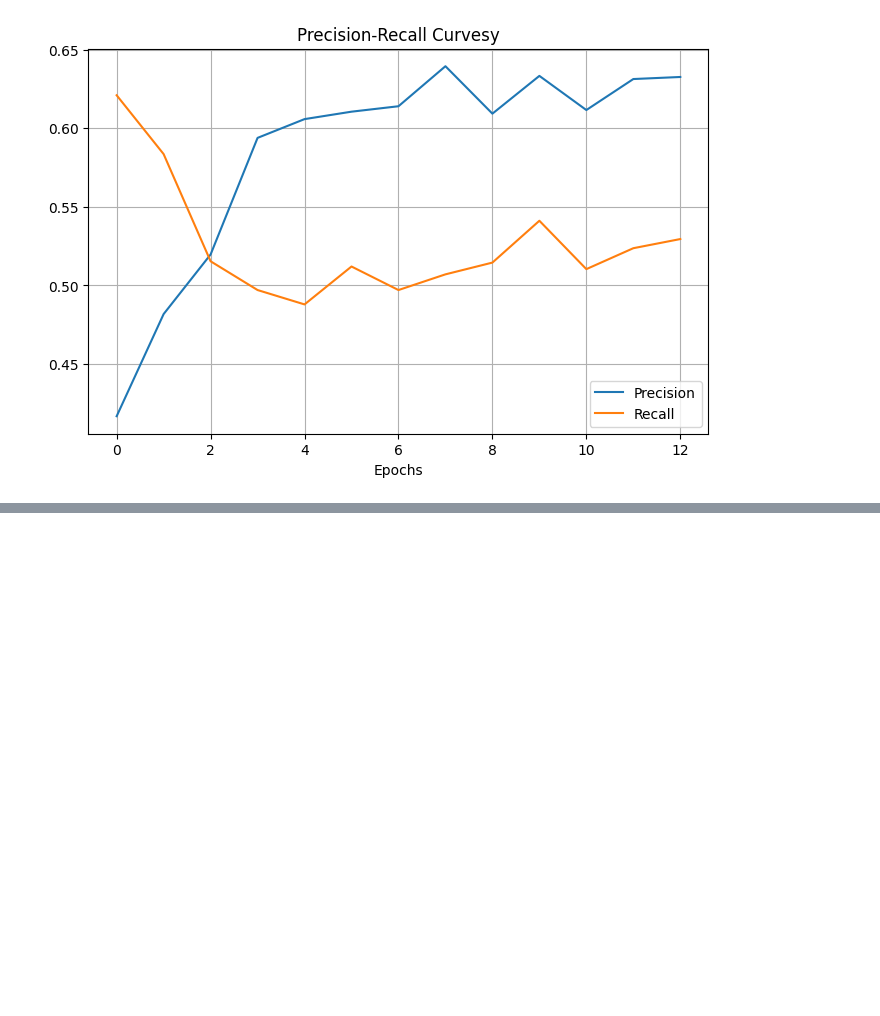
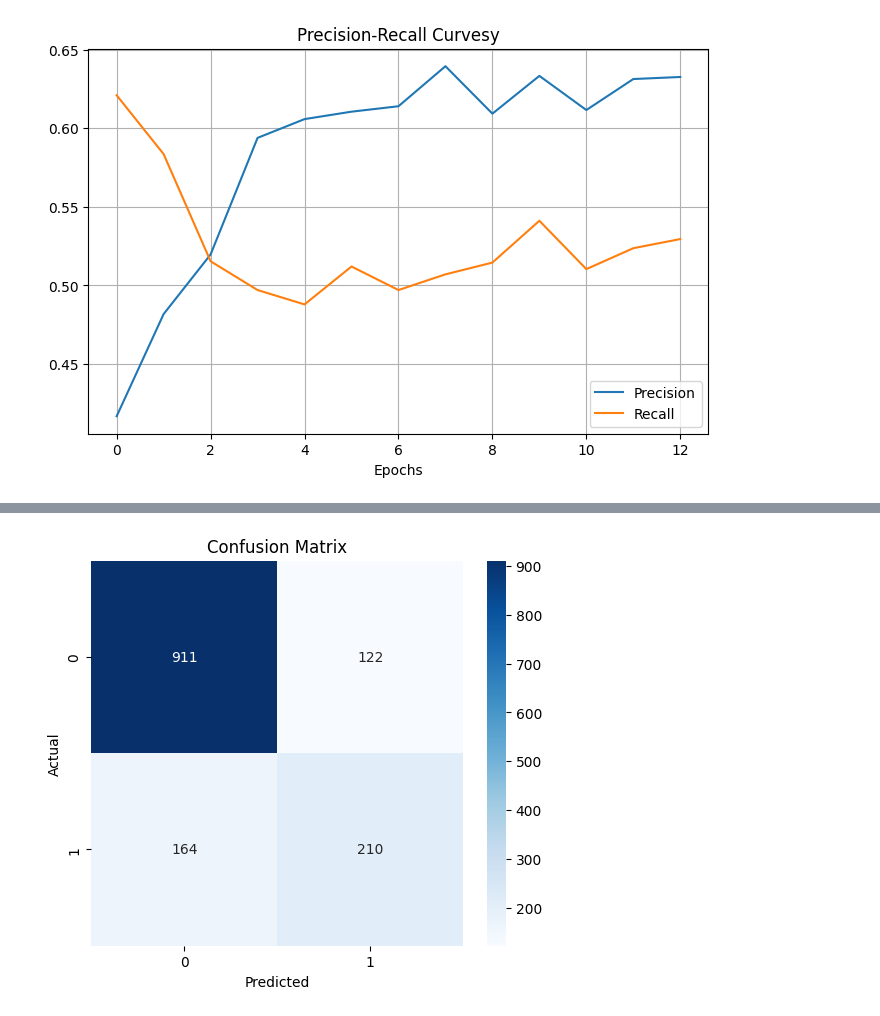
Before and after one commit to Axceletron/deepChurn, a Jupyter notebook: notebooks/model_training.ipynb, the cells around one changed output, grey strips where cells are left out. Drawn from its saved outputs; the diff is of its cells as text; code cells hidden in the pictures; blank space fills up the shorter version.

```diff
--- a/notebooks/model_training.ipynb
+++ b/notebooks/model_training.ipynb
@@ -209,0 +257,22 @@ plt.show()
+# %%
+from sklearn.metrics import confusion_matrix
+y_pred_prob = (y_pred > 0.5).astype(int)
+cm = confusion_matrix(
+    y_test,
+    y_pred_prob
+)
+
+import seaborn as sns
+plt.figure(figsize=(6,5))
+sns.heatmap(
+    cm,
+    annot=True,
+    fmt='d',
+    cmap='Blues'
+)
+plt.xlabel('Predicted')
+plt.ylabel('Actual')
+plt.title('Confusion Matrix')
+plt.show()
+# %% [output]
+[figure, added]
```
Also changed, not shown: parts of 14 cells of this notebook.
